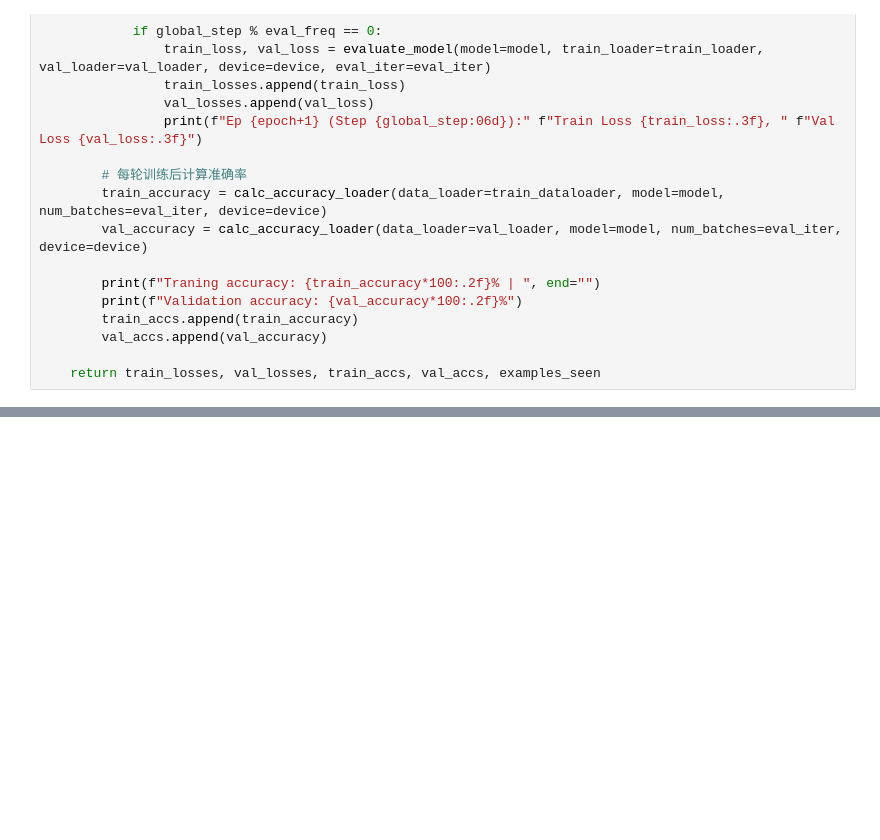
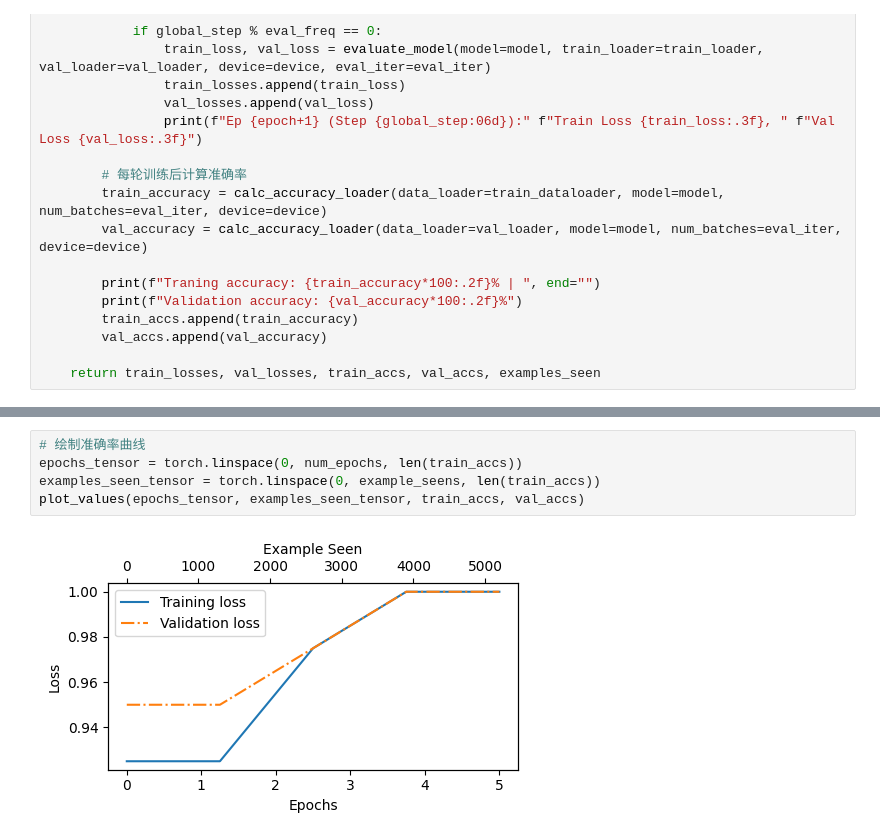
Before and after one commit to Jaachimsthal/gpt2-with-classifier-and-instruction, a Jupyter notebook: classification_fine_tuning.ipynb, the cells around one changed output, grey strips where cells are left out. Cells and saved outputs as stored; diff of their text form; blank space fills up the shorter version.

```diff
--- a/classification_fine_tuning.ipynb
+++ b/classification_fine_tuning.ipynb
@@ -593,0 +629,7 @@ Traning accuracy: 90.00% | Validation accuracy: 95.00%
+# %%
+# 绘制准确率曲线
+epochs_tensor = torch.linspace(0, num_epochs, len(train_accs))
+examples_seen_tensor = torch.linspace(0, example_seens, len(train_accs))
+plot_values(epochs_tensor, examples_seen_tensor, train_accs, val_accs)
+# %% [output]
+[figure, added]
```
Also changed, not shown: parts of 3 cells of this notebook.
